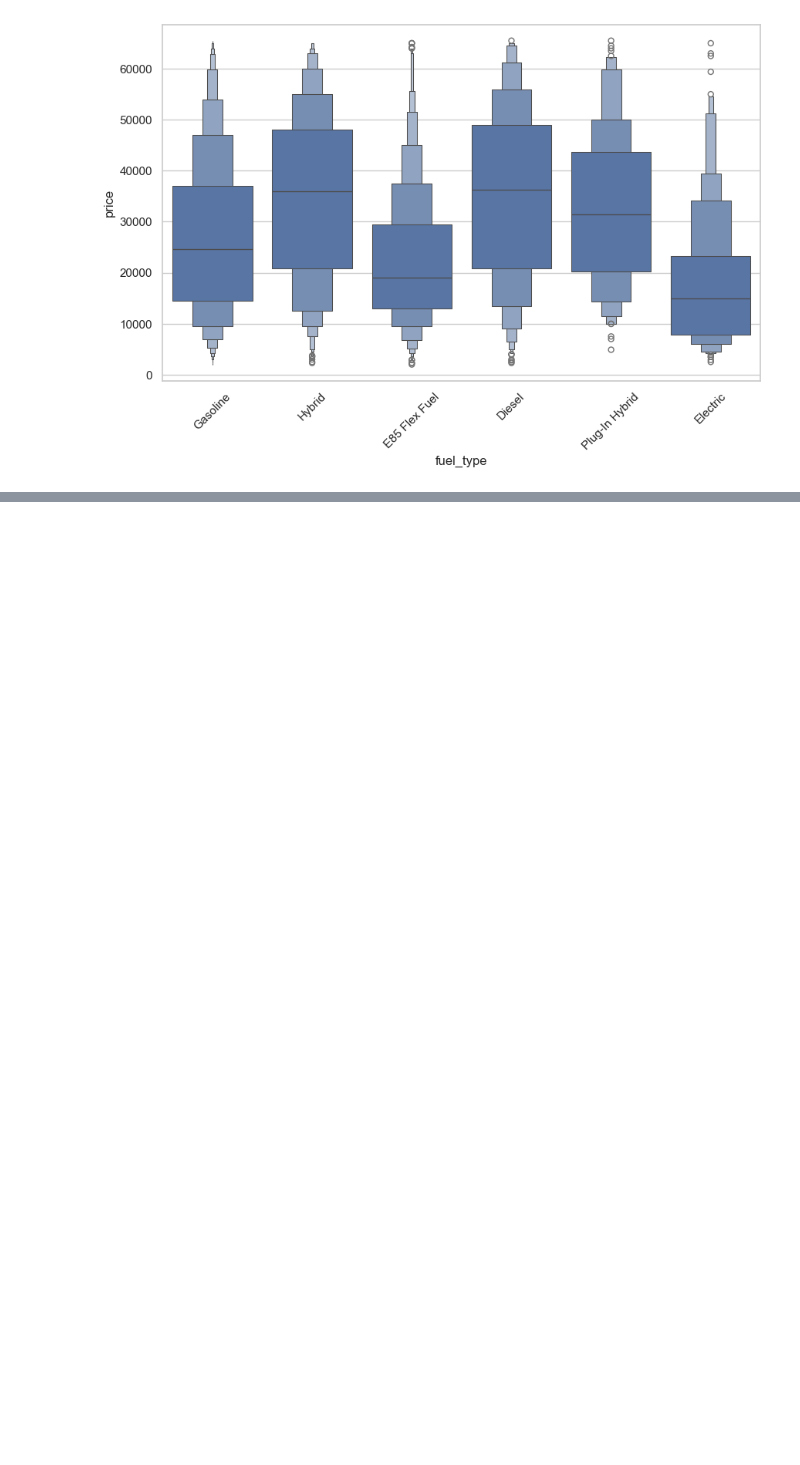
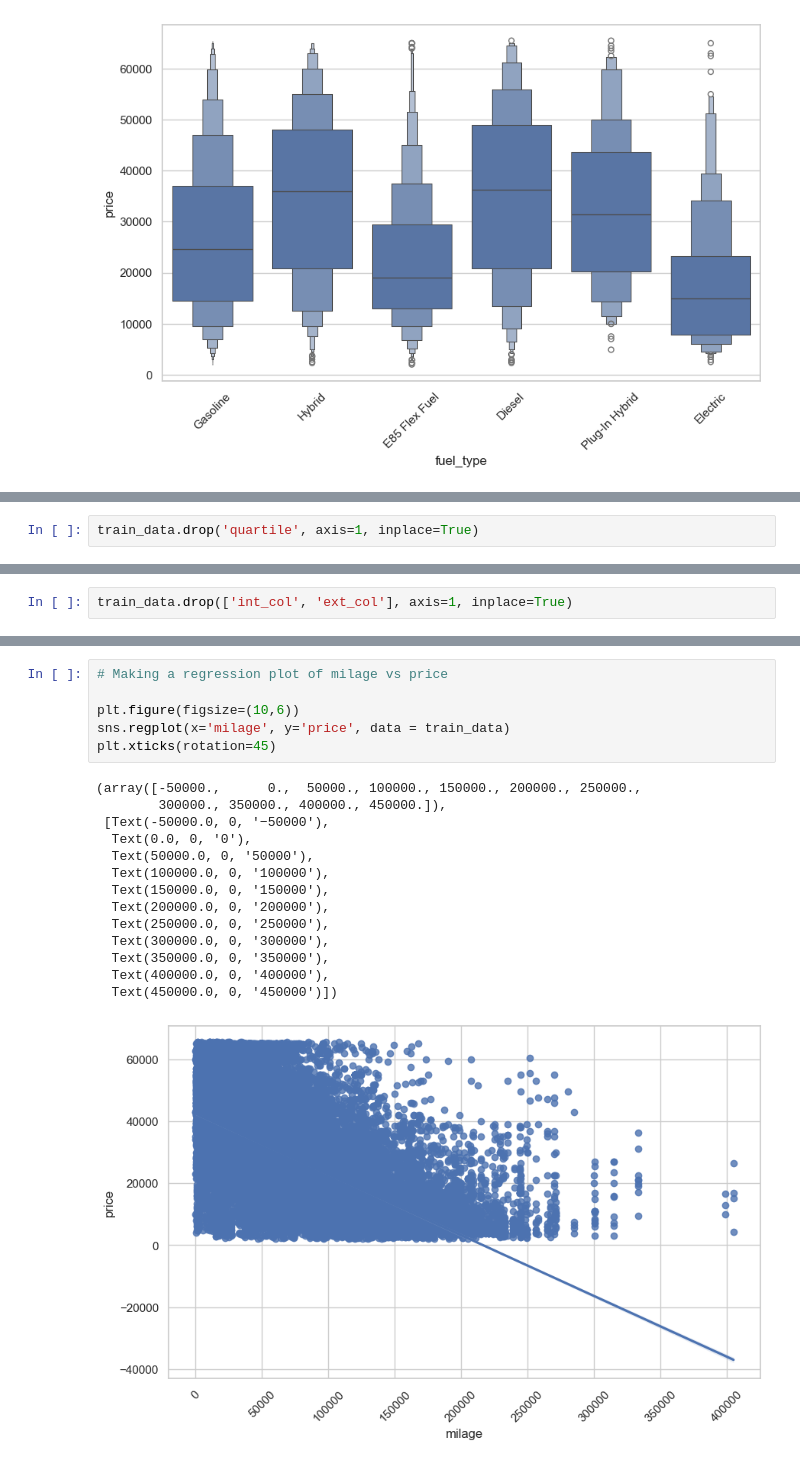
Before and after one commit to othnielche/KaggleX-Skill-Assessment-Challenge-2024, a Jupyter notebook: KaggleX challenge.ipynb, the cells around one changed output, grey strips where cells are left out. Drawn from its saved outputs; the diff is of its cells as text; blank space fills up the shorter version.

```diff
--- a/KaggleX challenge.ipynb
+++ b/KaggleX challenge.ipynb
@@ -301,0 +394,2 @@ plt.xticks(rotation = 45)
+# %%
+train_data.drop('quartile', axis=1, inplace=True)
@@ -301,0 +452,2 @@ plt.xticks(rotation = 45)
+# %%
+train_data.drop(['int_col', 'ext_col'], axis=1, inplace=True)
@@ -301,0 +541,21 @@ plt.xticks(rotation = 45)
+# %%
+# Making a regression plot of milage vs price
+
+plt.figure(figsize=(10,6))
+sns.regplot(x='milage', y='price', data = train_data)
+plt.xticks(rotation=45)
+# %% [output]
+(array([-50000.,      0.,  50000., 100000., 150000., 200000., 250000.,
+        300000., 350000., 400000., 450000.]),
+ [Text(-50000.0, 0, '−50000'),
+  Text(0.0, 0, '0'),
+  Text(50000.0, 0, '50000'),
+  Text(100000.0, 0, '100000'),
+  Text(150000.0, 0, '150000'),
+  Text(200000.0, 0, '200000'),
+  Text(250000.0, 0, '250000'),
+  Text(300000.0, 0, '300000'),
+  Text(350000.0, 0, '350000'),
+  Text(400000.0, 0, '400000'),
+  Text(450000.0, 0, '450000')])
+[figure, added]
```
Also changed, not shown: parts of 20 cells of this notebook.
